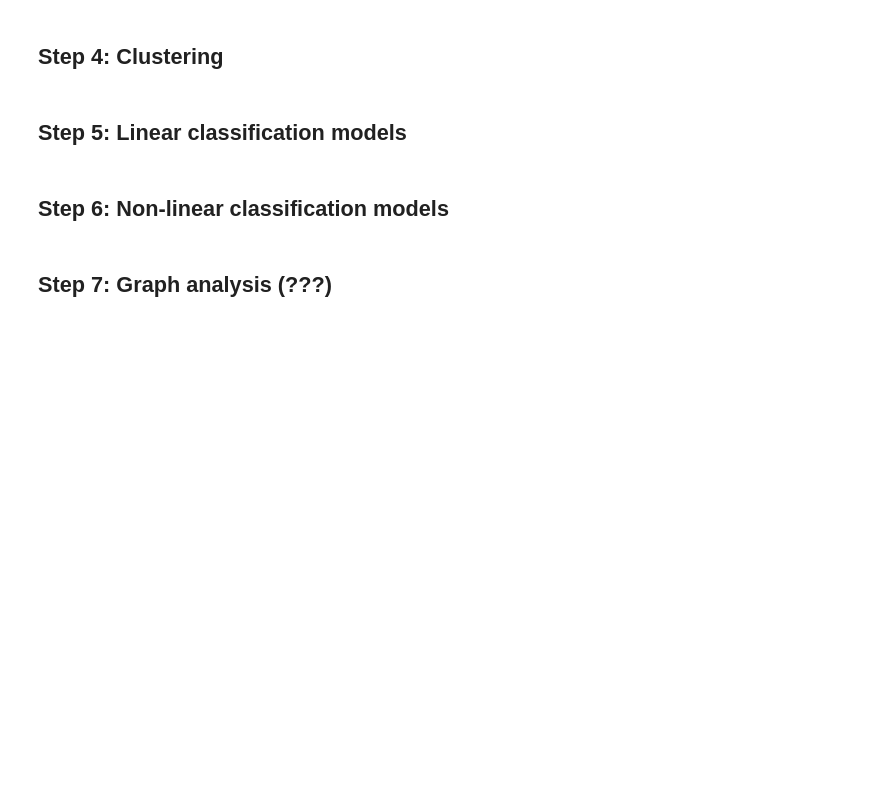
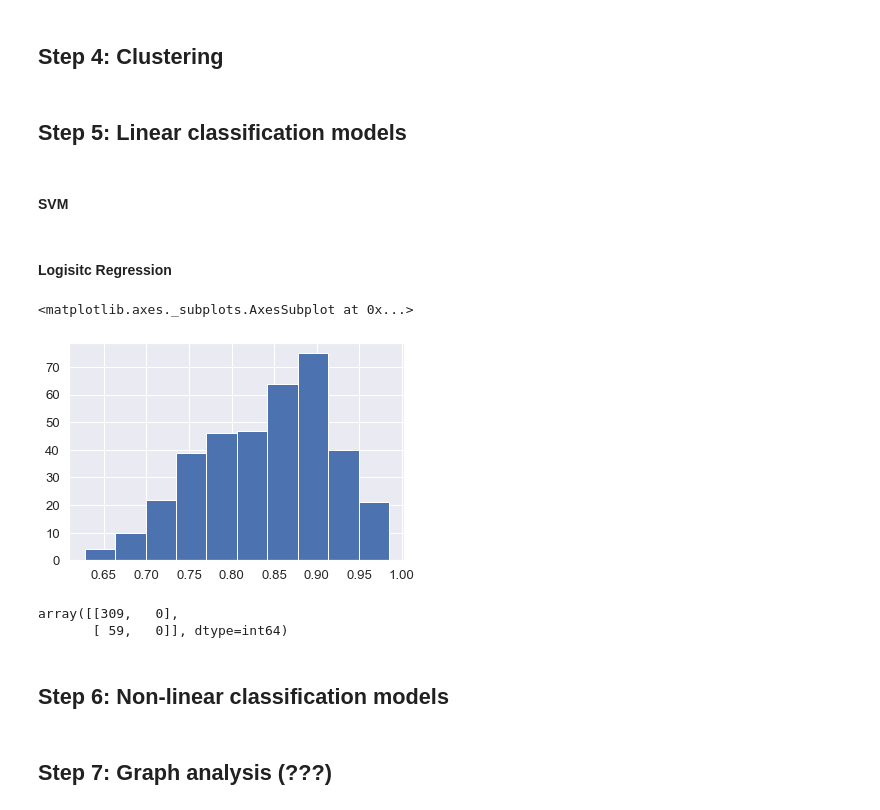
Before and after one commit to nicholaslesh/IBM-People-Analytics-Group-Project, a Jupyter notebook: people_analytics_master_script.ipynb, the cells around one changed output. Saved outputs shown, nothing was run; the diff lists cells and outputs as text; code cells hidden in the pictures; blank space fills up the shorter version.

Commit message:
master script log regression initiation

```diff
--- a/people_analytics_master_script.ipynb
+++ b/people_analytics_master_script.ipynb
@@ -181,3 +185,21 @@ Size of Full dataset is: (1470, 49)
 5 rows × 49 columns
 # %%
 np.save('data/attrition_data_transformed', df)
+# %%
+# Now is where we'll address the fact that our dataset is not balanced regarding the number of attrition versus non-attrition (data imbalance)
+# Stratify helps maintain a ratio in the training set
+
+# IMPORT
+reduced = np.load('data/attrition_data_transformed.npy')
+
+
+# -------------------- COPY AND PASTE THE CODE BELOW FOR YOUR TEST/TRAIN --------------------
+X_train, X_test, y_train, y_test = train_test_split(df,
+                                                    target,
+                                                    test_size=0.25,
+                                                    random_state=7,
+                                                    stratify=target)
+print("Number transactions X_train dataset: ", X_train.shape)
+print("Number transactions y_train dataset: ", y_train.shape)
+print("Number transactions X_test dataset: ", X_test.shape)
+print("Number transactions y_test dataset: ", y_test.shape)
@@ -187,3 +214,32 @@ np.save('data/attrition_data_transformed', df)
 ## Step 4: Clustering
 # %% [markdown]
 ## Step 5: Linear classification models
+# %% [markdown]
+#### SVM
+# %% [markdown]
+#### Logisitc Regression
+# %%
+feature_cols = ['Age', 'Education', 'YearsInCurrentRole', 'YearsAtCompany']
+
+X_train_lr = X_train[feature_cols] # Features
+X_test_lr = X_test[feature_cols] # Features
+# %%
+# instantiate the model (using the default parameters)
+model = LogisticRegression()
+
+# fit the model with data
+model.fit(X_train_lr, y_train)
+
+# generate test predictions with the model
+y_pred = model.predict_proba(X_test_lr)[:, 0]
+# %%
+pd.Series(y_pred).hist()
+# %% [output]
+<matplotlib.axes._subplots.AxesSubplot at 0x...>
+[figure, added]
+# %%
+cnf_matrix = metrics.confusion_matrix(y_test, y_pred)
+cnf_matrix
+# %% [output]
+array([[309,   0],
+       [ 59,   0]], dtype=int64)
```
Also changed, not shown: parts of 7 cells of this notebook, 1 other file.
